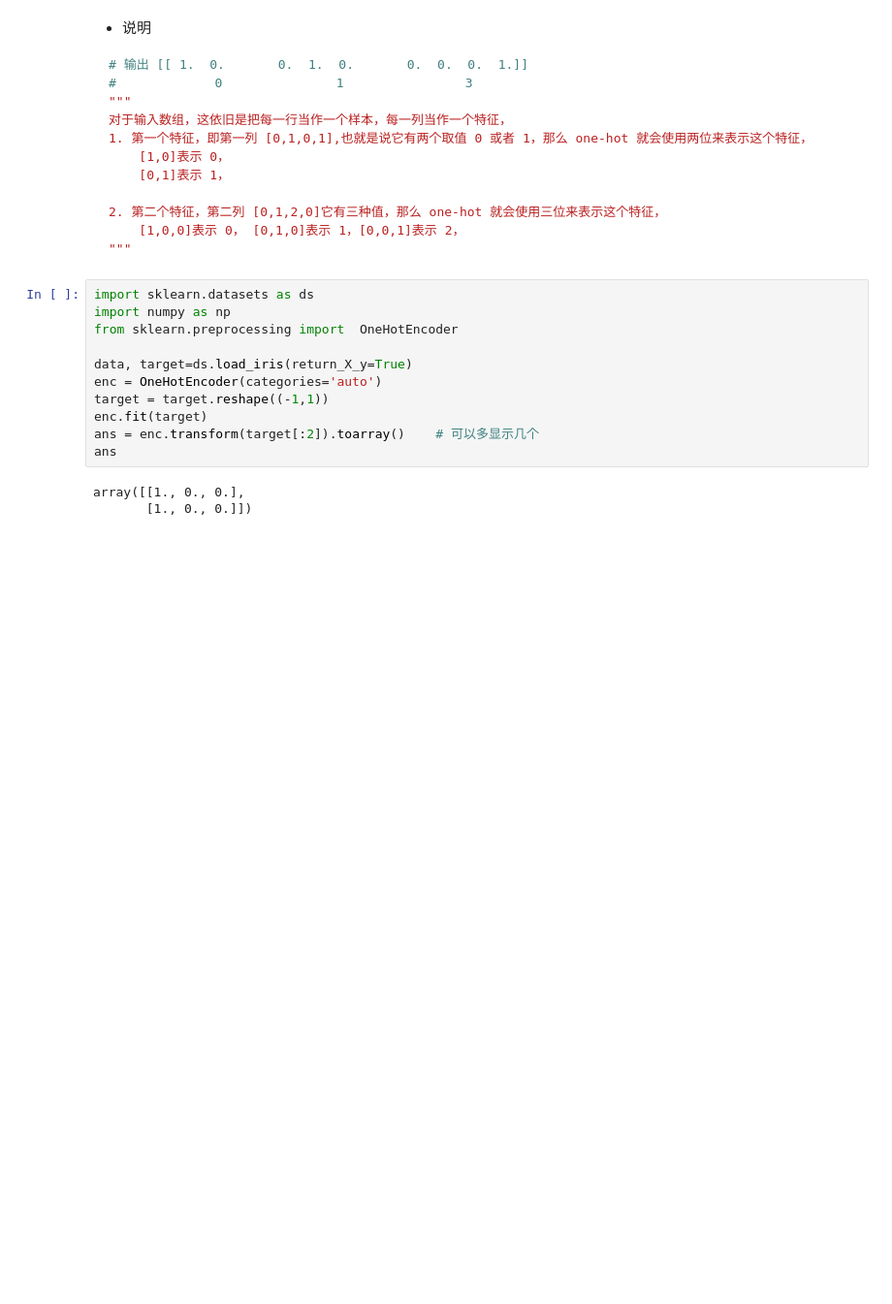
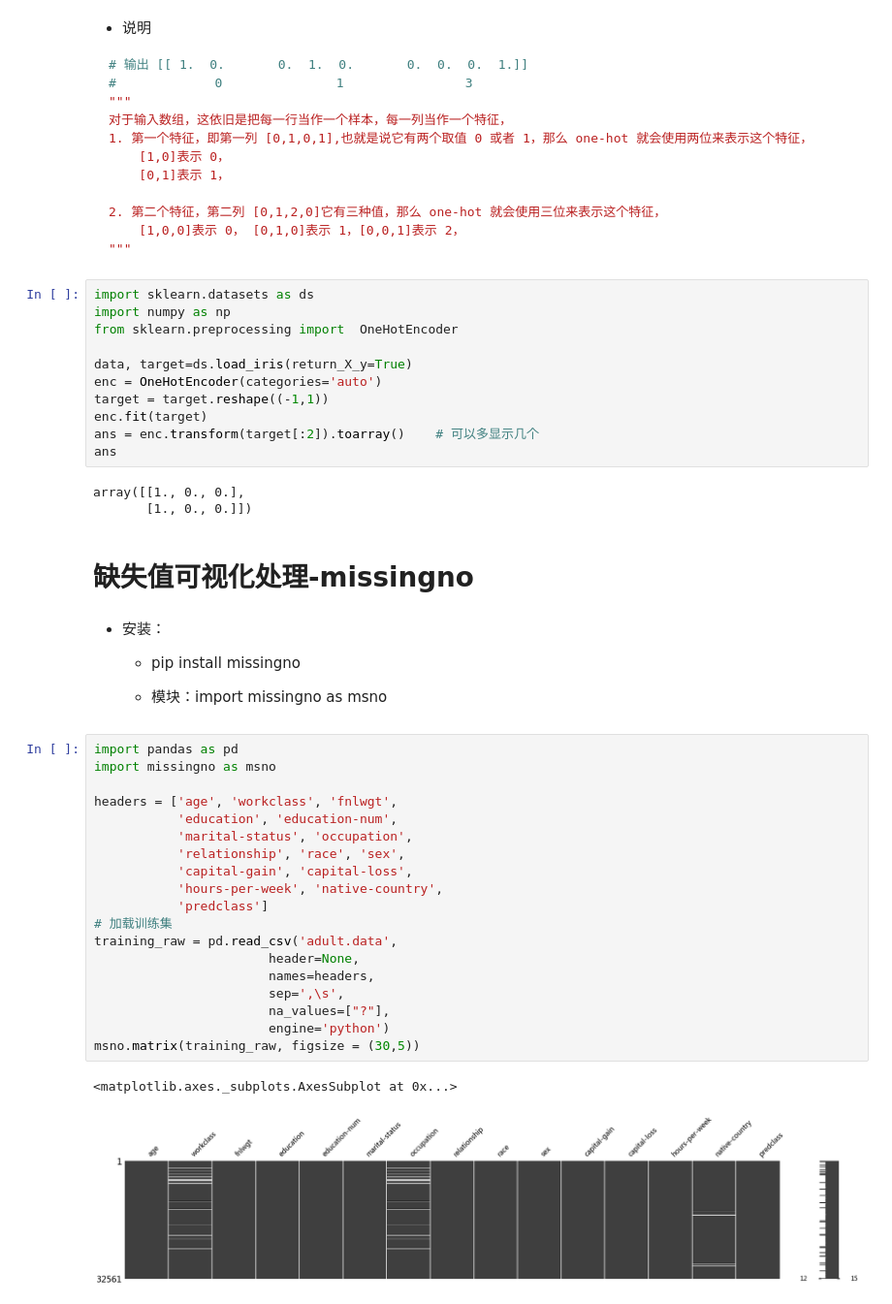
Before and after one commit to QiangAI/ClassCodes, a Jupyter notebook: day30/sklearn框架.ipynb, the cells around one changed output. Shown at 97% size. Drawn from its saved outputs; the diff is of its cells as text; blank space fills up the shorter version.

```diff
--- a/day30/sklearn框架.ipynb
+++ b/day30/sklearn框架.ipynb
@@ -823,3 +823,32 @@ ans
 # %% [output]
 array([[1., 0., 0.],
        [1., 0., 0.]])
+# %% [markdown]
+# 缺失值可视化处理-missingno
+# %% [markdown]
+- 安装：
+    - pip install missingno
+
+    - 模块：import missingno as msno
+# %%
+import pandas as pd
+import missingno as msno
+
+headers = ['age', 'workclass', 'fnlwgt',
+           'education', 'education-num',
+           'marital-status', 'occupation',
+           'relationship', 'race', 'sex',
+           'capital-gain', 'capital-loss',
+           'hours-per-week', 'native-country',
+           'predclass']
+# 加载训练集
+training_raw = pd.read_csv('adult.data',
+                       header=None,
+                       names=headers,
+                       sep=',\s',
+                       na_values=["?"],
+                       engine='python')
+msno.matrix(training_raw, figsize = (30,5))
+# %% [output]
+<matplotlib.axes._subplots.AxesSubplot at 0x...>
+[figure, added]
```
